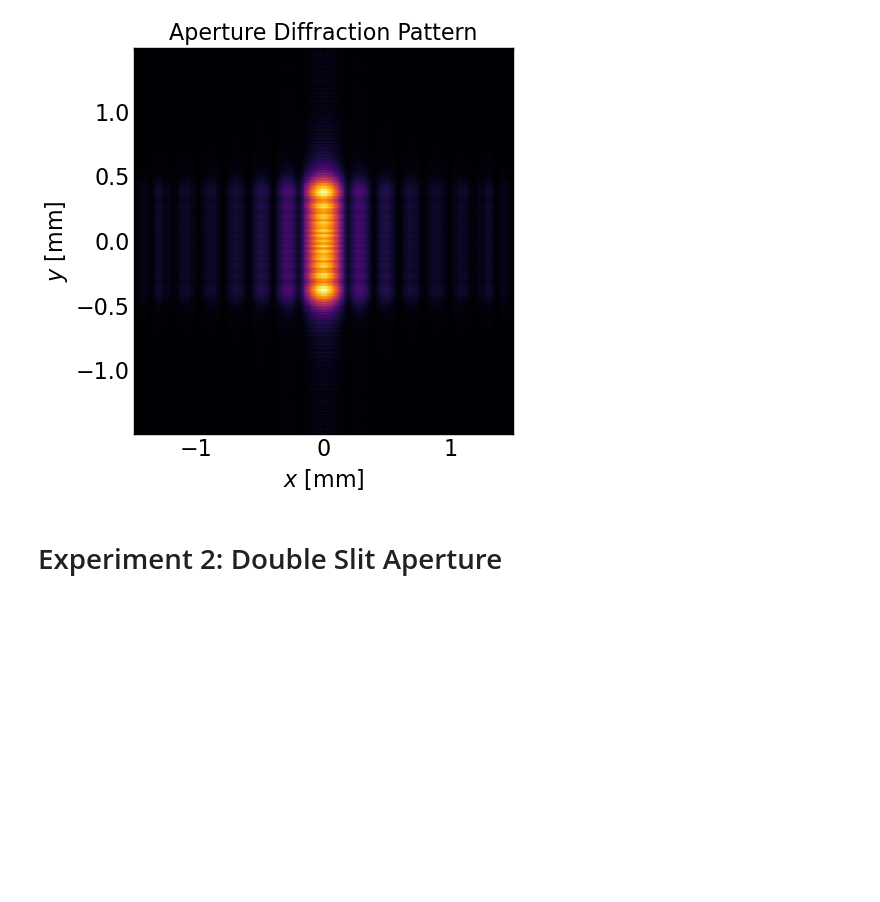
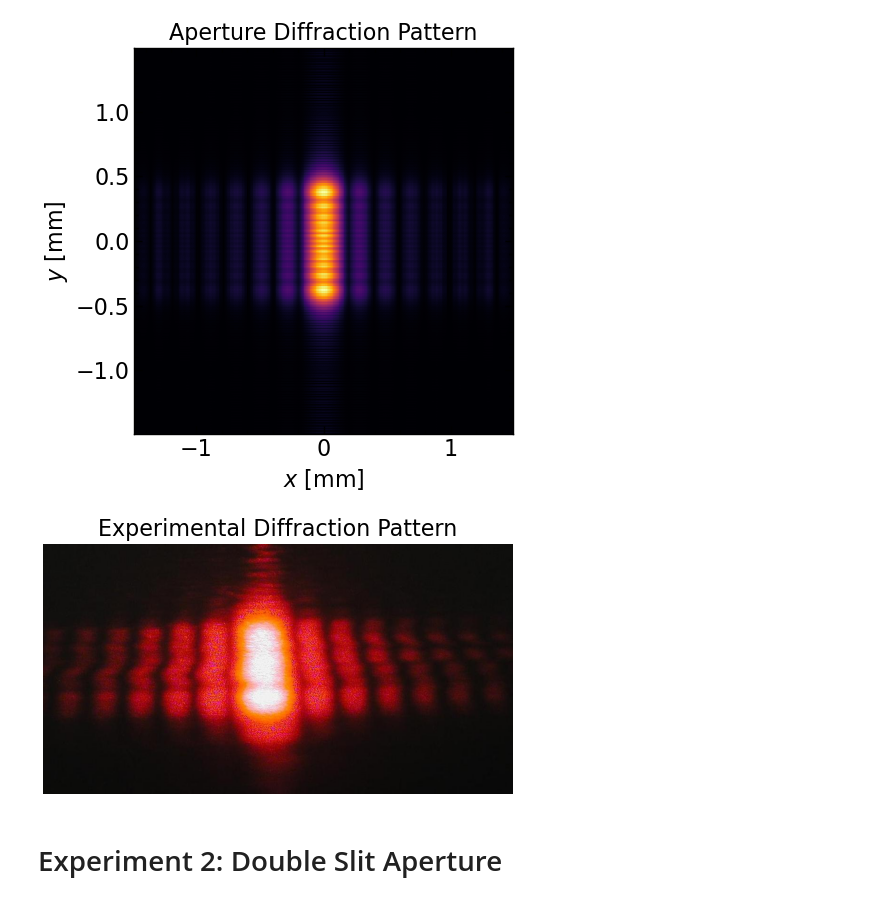
Before and after one commit to MizzouINDFUL/MarshallFourierOptics, a Jupyter notebook: notebooks/fresnel_transfer_function_approach.ipynb, the cells around one changed output. Drawn from its saved outputs; the diff is of its cells as text; code cells hidden in the pictures; blank space fills up the shorter version.

```diff
--- a/notebooks/fresnel_transfer_function_approach.ipynb
+++ b/notebooks/fresnel_transfer_function_approach.ipynb
@@ -146,6 +146,21 @@ plt.tight_layout()
 plt.show()
 # %% [output]
 [figure]
+# %%
+#Just a quick comparison to an experimental diffraction pattern
+#Source: https://personal.math.ubc.ca/~cass/courses/m309-03a/m309-projects/krzak/
+pattern = cv2.imread('../images/ss_diffraction_pattern.jpg')
+pattern = cv2.cvtColor(pattern, cv2.COLOR_BGR2RGB)
+pattern = np.asarray(pattern)
+
+plt.figure(figsize=(5,5))
+plt.imshow(pattern)
+plt.axis('off')
+plt.title("Experimental Diffraction Pattern")
+plt.tight_layout()
+plt.show()
+# %% [output]
+[figure, added]
 # %% [markdown]
 # Experiment 2: Double Slit Aperture
 # %%
```
Also changed, not shown: parts of 4 cells of this notebook, 9 other files.
